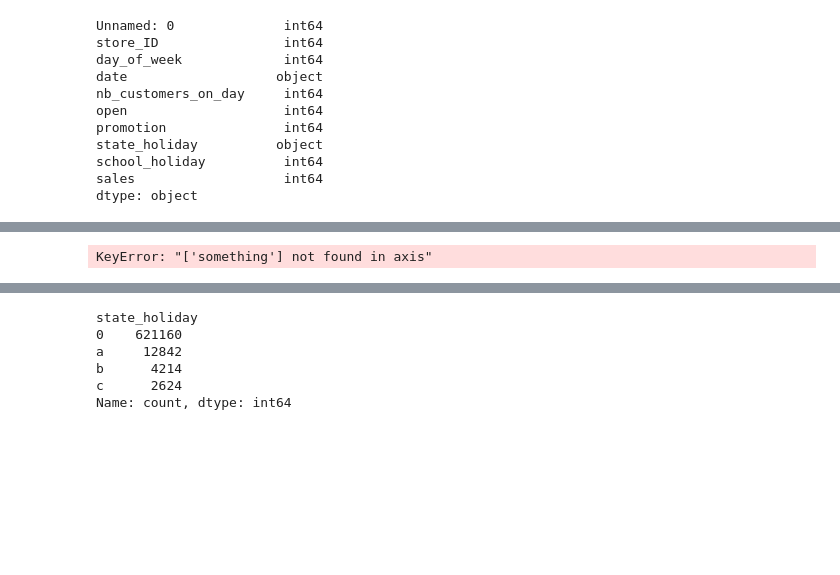
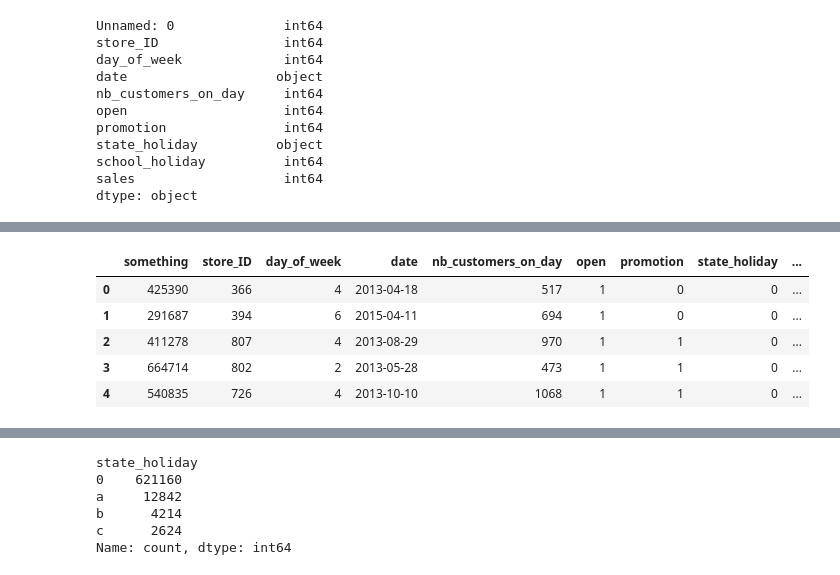
Before and after one commit to ironhack-fhieber/ironkaggle, a Jupyter notebook: main.ipynb, the cells around one changed output, grey strips where cells are left out. Drawn from its saved outputs; the diff is of its cells as text; code cells hidden in the pictures; blank space fills up the shorter version.

```diff
--- a/main.ipynb
+++ b/main.ipynb
@@ -44,8 +43,11 @@ sales_data.head()
 # %%
-sales_data.columns.values[0] = "something"
+# Rename unnamed first column
+sales_data.rename(columns={'Unnamed: 0':'something'}, inplace=True)
 sales_data.head()
+# %% [output]
+|  | something | store_ID | day_of_week | date | nb_customers_on_day | open | promotion | state_holiday | ... |
+| 0 | 425390 | 366 | 4 | 2013-04-18 | 517 | 1 | 0 | 0 | ... |
+| 1 | 291687 | 394 | 6 | 2015-04-11 | 694 | 1 | 0 | 0 | ... |
+| 2 | 411278 | 807 | 4 | 2013-08-29 | 970 | 1 | 1 | 0 | ... |
+| 3 | 664714 | 802 | 2 | 2013-05-28 | 473 | 1 | 1 | 0 | ... |
+| 4 | 540835 | 726 | 4 | 2013-10-10 | 1068 | 1 | 1 | 0 | ... |
-# %%
-
-sales_data.drop(columns=['something', 'store_ID'], inplace=True)
-# %% [output]
-KeyError: "['something'] not found in axis"
```
Also changed, not shown: parts of 11 cells of this notebook.
